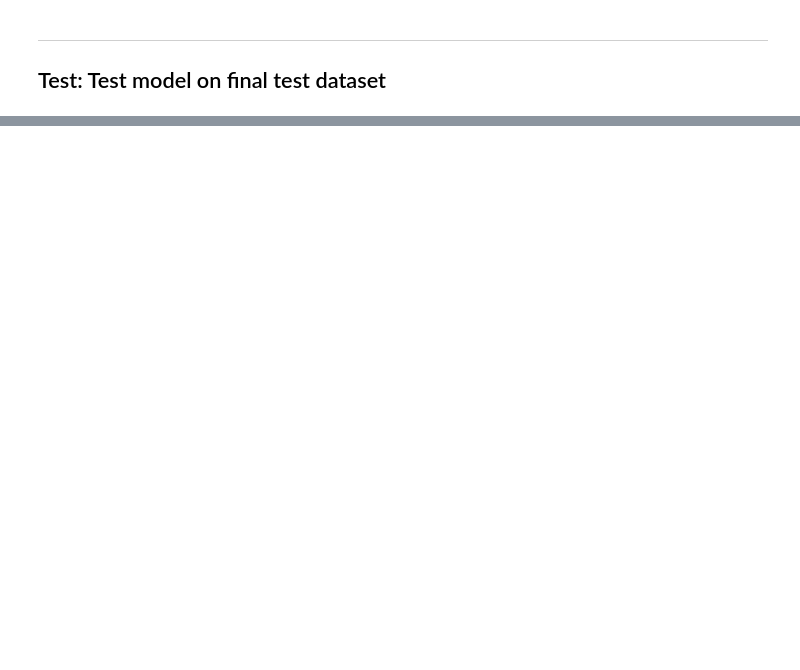
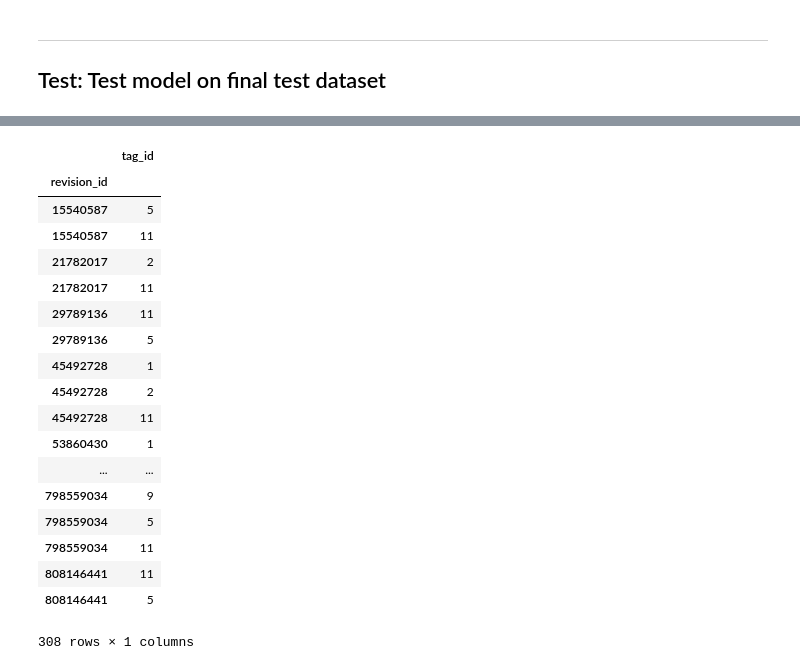
Before and after one commit to HPI-Information-Systems/wikipediatablevandalism, a Jupyter notebook: vandalism-classifier/single_label_classifier.ipynb, the cells around one changed output, grey strips where cells are left out. Drawn from its saved outputs; the diff is of its cells as text; code cells hidden in the pictures; blank space fills up the shorter version.

```diff
--- a/vandalism-classifier/single_label_classifier.ipynb
+++ b/vandalism-classifier/single_label_classifier.ipynb
@@ -369,0 +406,25 @@ for tag in [1, 2, 3, 5, 6, 9, 11]:
+# %%
+# False negatives for the test set
+fp_test = X_test[(y_test == 1) & (y_test_predict == 0)]
+fp_with_labels = fp_test.join(df, rsuffix='_original')
+fp_with_labels[['tag_id']]
+# %% [output]
+|  | tag_id |
+| revision_id |  |
+| 15540587 | 5 |
+| 15540587 | 11 |
+| 21782017 | 2 |
+| 21782017 | 11 |
+| 29789136 | 11 |
+| 29789136 | 5 |
+| 45492728 | 1 |
+| 45492728 | 2 |
+| 45492728 | 11 |
+| 53860430 | 1 |
+| ... | ... |
+| 798559034 | 9 |
+| 798559034 | 5 |
+| 798559034 | 11 |
+| 808146441 | 11 |
+| 808146441 | 5 |
+308 rows × 1 columns
```
Also changed, not shown: parts of 18 cells of this notebook, 1 other file.
